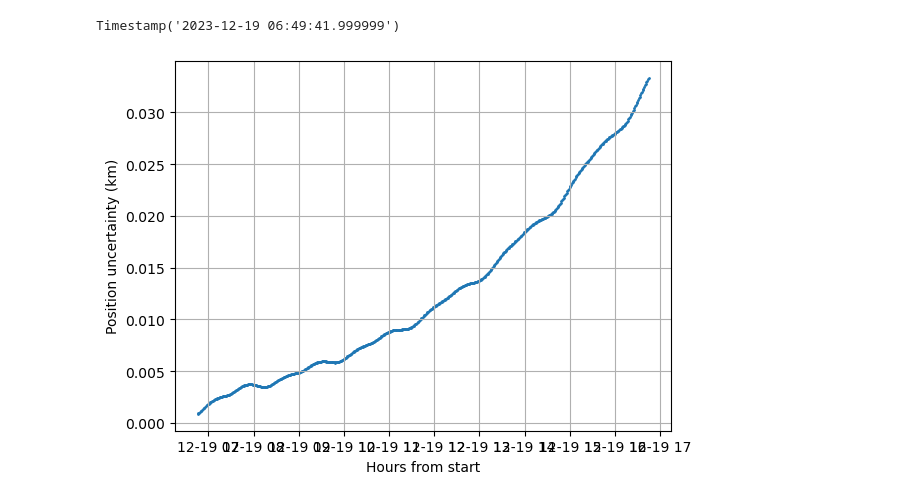
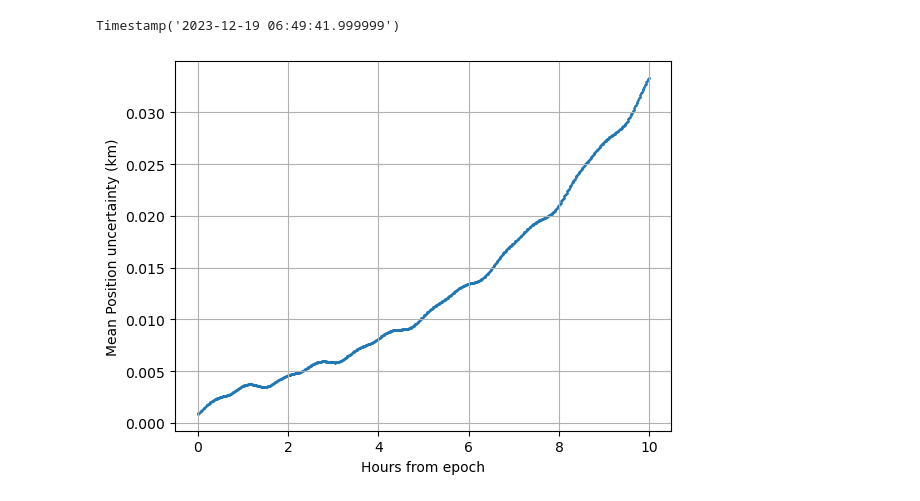
Before and after one commit to CharlesPlusC/ERP_tools, a Jupyter notebook: notebooks/OrbDet_Starlink.ipynb, the cells around one changed output. Drawn from its saved outputs; the diff is of its cells as text; code cells hidden in the pictures.

```diff
--- a/notebooks/OrbDet_Starlink.ipynb
+++ b/notebooks/OrbDet_Starlink.ipynb
@@ -116,17 +116,15 @@ Timestamp('2023-12-19 06:49:41.999999')
 # %%
 spacex_ephem_dfwcov.head()
 import matplotlib.pyplot as plt
 
 #calculate hours from start using spacex_ephem_dfwcov['JD']
-
-
-plt.scatter(spacex_ephem_dfwcov['UTC'][0:600],spacex_ephem_dfwcov['sigma_pos'][0:600], s=1)
-plt.xlabel('Hours from start')
-plt.ylabel('Position uncertainty (km)')
+plt.scatter(spacex_ephem_dfwcov['hours'][0:600],spacex_ephem_dfwcov['sigma_pos'][0:600], s=1)
+plt.xlabel('Hours from epoch')
+plt.ylabel('Mean Position uncertainty (km)')
 plt.grid()
 # plt.plot(spacex_ephem_dfwcov['JD'],spacex_ephem_dfwcov['sigma_vel'])
 # %% [output]
-[figure, old version]
+[figure, new version]
 # %%
 from orekit.pyhelpers import datetime_to_absolutedate
 from org.orekit.estimation.measurements import PV, ObservableSatellite
```
Also changed, not shown: parts of 8 cells of this notebook, 3 other files.
